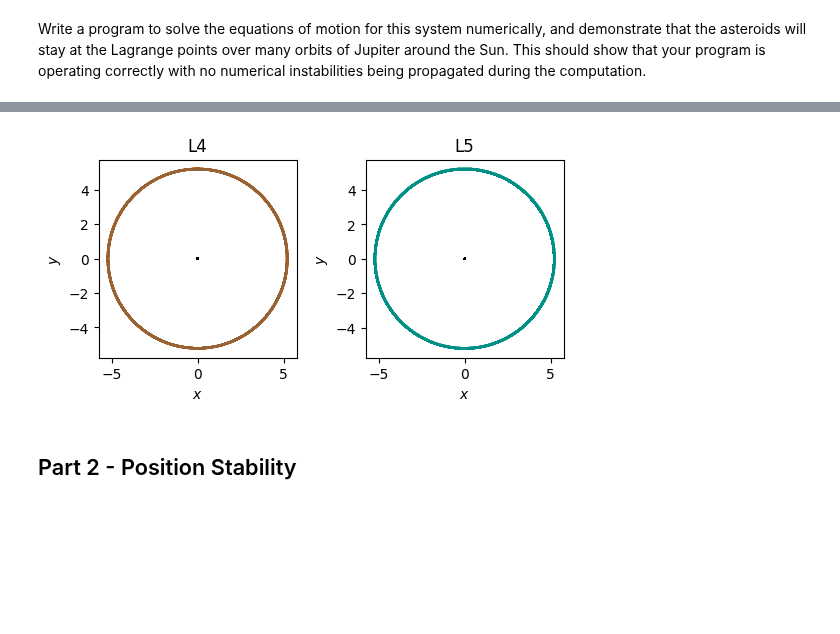
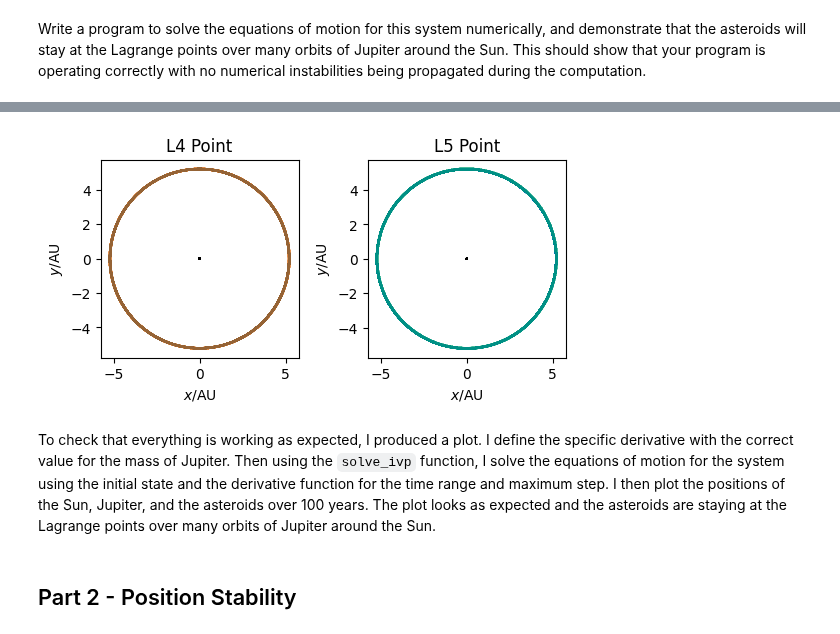
Before and after one commit to vibilanj/cmps, a Jupyter notebook: homework/Project1.ipynb, the cells around one changed output, grey strips where cells are left out. Cells and saved outputs as stored; diff of their text form; code cells hidden in the pictures; blank space fills up the shorter version.

```diff
--- a/homework/Project1.ipynb
+++ b/homework/Project1.ipynb
@@ -107,36 +117,38 @@ def derivative(t, state):
 solution = integrate.solve_ivp(derivative, [t_min, t_max], init, max_step = epsilon)
 
 x_S = solution.y[0]
 y_S = solution.y[1]
 
 x_J = solution.y[4]
 y_J = solution.y[5]
 
 x_A4 = solution.y[8]
 y_A4 = solution.y[9]
 
 x_A5 = solution.y[12]
 y_A5 = solution.y[13]
 
 # Plotting
 fig, (ax_L4, ax_L5) = plt.subplots(1, 2)
 fig.set_size_inches(6, 3)
 
 ax_L4.plot(x_S, y_S, color = CF_black)
 ax_L4.plot(x_J, y_J, color = CF_blue)
 ax_L4.plot(x_A4, y_A4, color = CF_vermillion, alpha = 0.7)
-ax_L4.set(title = "L4", xlabel = "$x$", ylabel = "$y$")
+ax_L4.set(title = "L4 Point", xlabel = "$x$/AU", ylabel = "$y$/AU")
 ax_L4.set_aspect("equal")
 
 ax_L5.plot(x_S, y_S, color = CF_black)
 ax_L5.plot(x_J, y_J, color = CF_blue)
 ax_L5.plot(x_A5, y_A5, color = CF_green, alpha = 0.7)
-ax_L5.set(title = "L5", xlabel = "$x$", ylabel = "$y$")
+ax_L5.set(title = "L5 Point", xlabel = "$x$/AU", ylabel = "$y$/AU")
 ax_L5.set_aspect("equal")
 
 plt.subplots_adjust(wspace = 0.35)
 # %% [output]
-[figure, old version]
+[figure, new version]
+# %% [markdown]
+To check that everything is working as expected, I produced a plot. I define the specific derivative with the correct value for the mass of Jupiter. Then using the `solve_ivp` function, I solve the equations of motion for the system using the initial state and the derivative function for the time range and maximum step. I then plot the positions of the Sun, Jupiter, and the asteroids over 100 years. The plot looks as expected and the asteroids are staying at the Lagrange points over many orbits of Jupiter around the Sun.
 # %% [markdown]
 ## Part 2 - Position Stability
 # %% [markdown]
```
Also changed, not shown: parts of 10 cells of this notebook.
